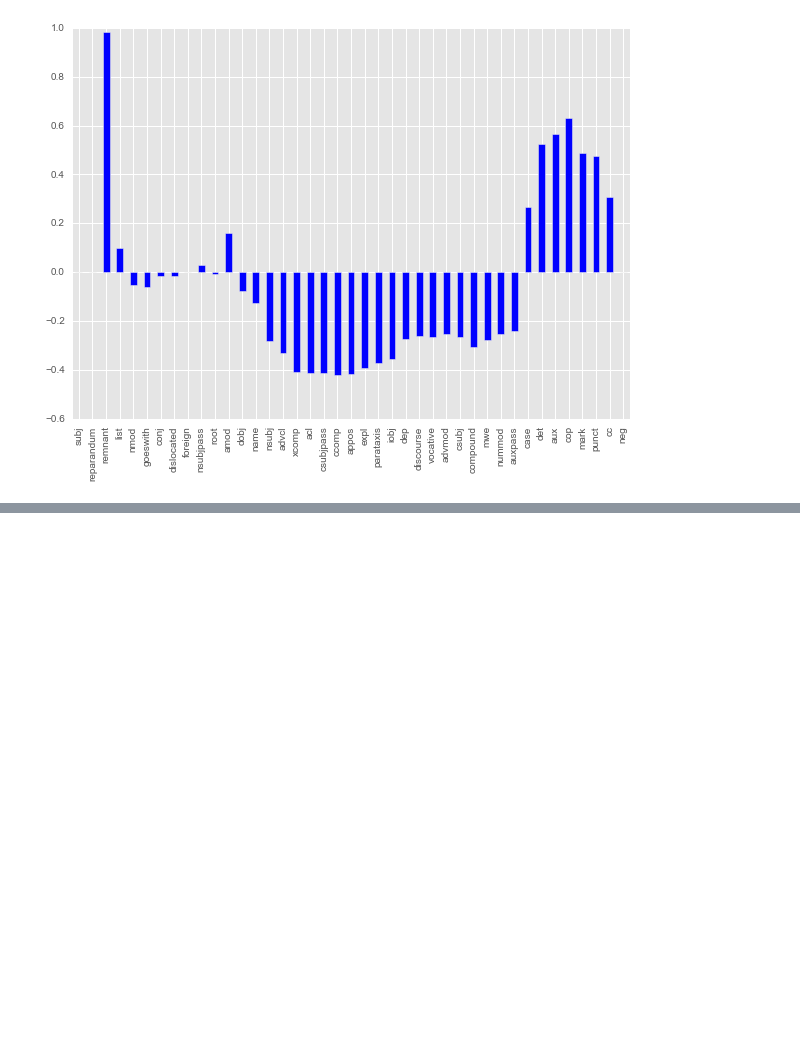
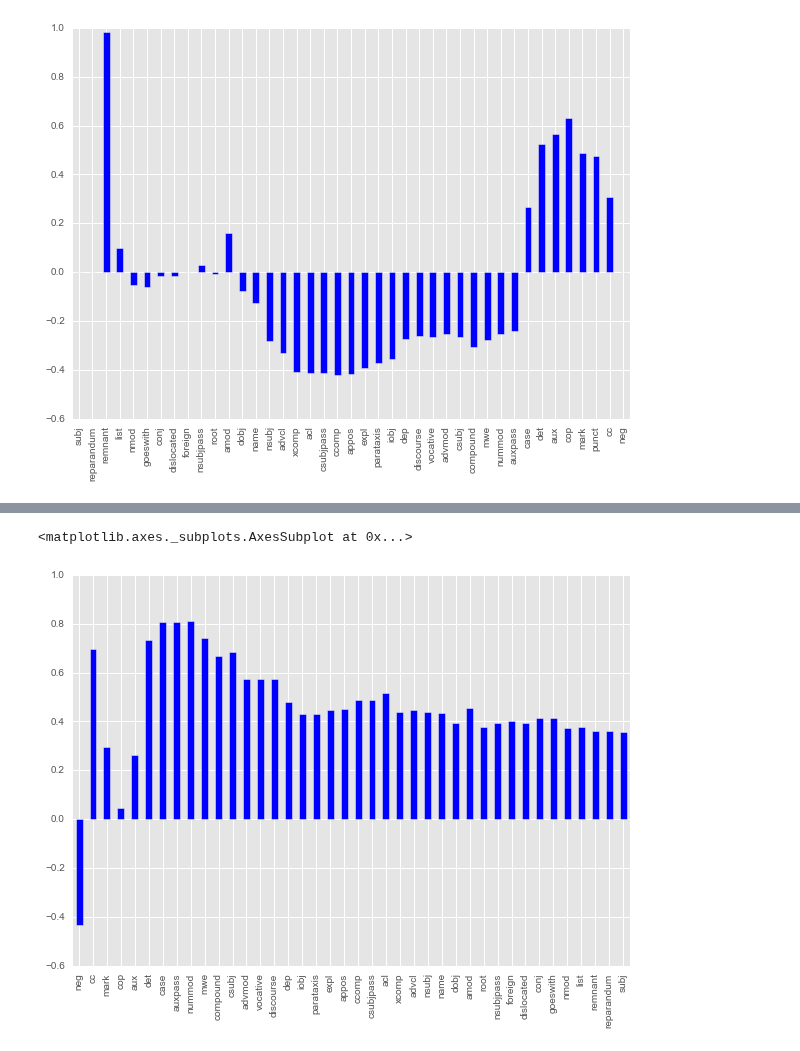
Before and after one commit to jimmycallin/udeval, a Jupyter notebook: notebooks/9. How does degree of functionality affect LAS correlations?.ipynb, the cells around one changed output, grey strips where cells are left out. Cells and saved outputs as stored; diff of their text form; code cells hidden in the pictures; blank space fills up the shorter version.

Commit message:
added remove punct

```diff
--- a/notebooks/9. How does degree of functionality affect LAS correlations?.ipynb
+++ b/notebooks/9. How does degree of functionality affect LAS correlations?.ipynb
@@ -174,0 +181,27 @@ I'm not sure what actually happens here. There is a weird shift happening at _ca
+# %%
+labels = []
+results = []
+dof_order = list(dof.index)
+dof_order.remove('punct')
+
+for deprel in dof_order:
+    labels.append(deprel)
+    results.append(precision_recall_filter_labels(labels))
+
+ratio_labels = []
+ratio_results = []
+for deprel in dof_order:
+    ratio_labels.append(deprel)
+    ratio_results.append(pd.Series(language_deprel_ratio(gold_files, ratio_labels)).fillna(0))
+
+corrs = []
+for label, las_result, ratio_result in zip(labels, results, ratio_results):
+    df = pd.concat([las_result['recall'], ratio_result], axis=1)
+    df.columns = [label + ' recall', label + ' ratio']
+    corrs.append(df.corr().ix[1,0])
+
+corrs = pd.Series(corrs, index=labels)
+corrs.plot(kind='bar')
+# %% [output]
+<matplotlib.axes._subplots.AxesSubplot at 0x...>
+[figure, added]
```
Also changed, not shown: parts of 1 cell of this notebook.
